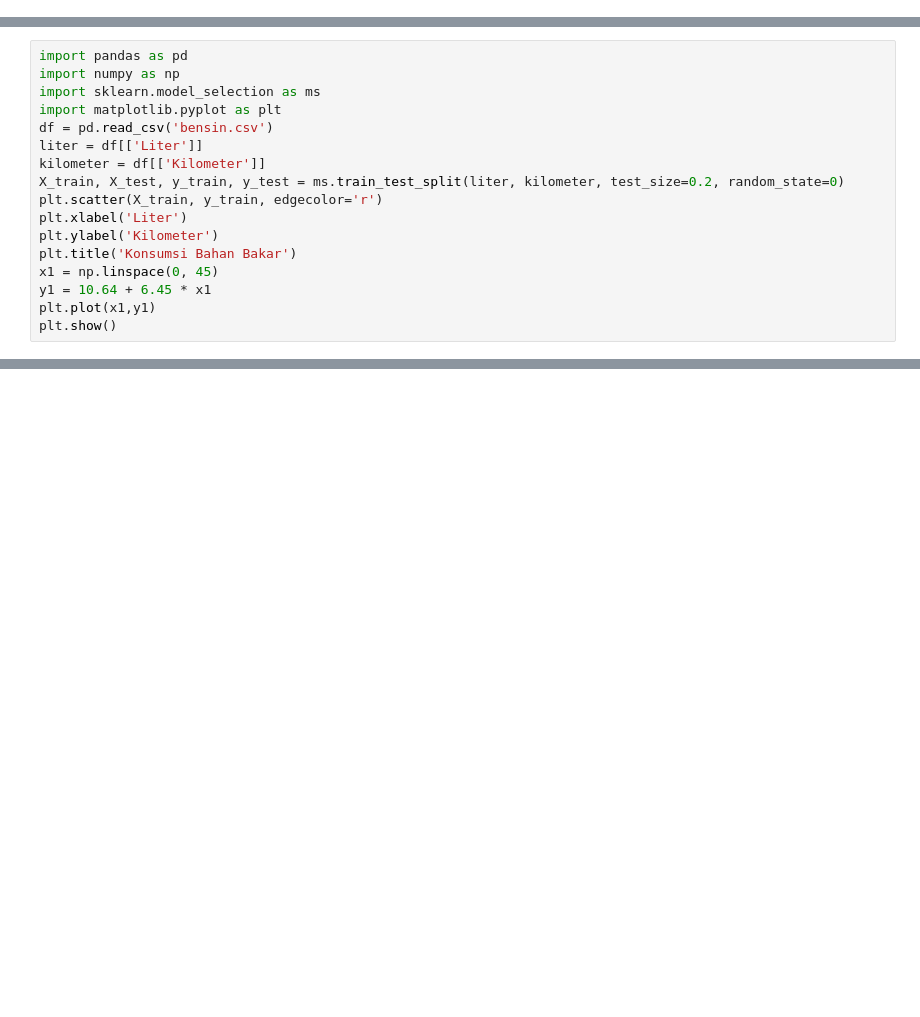
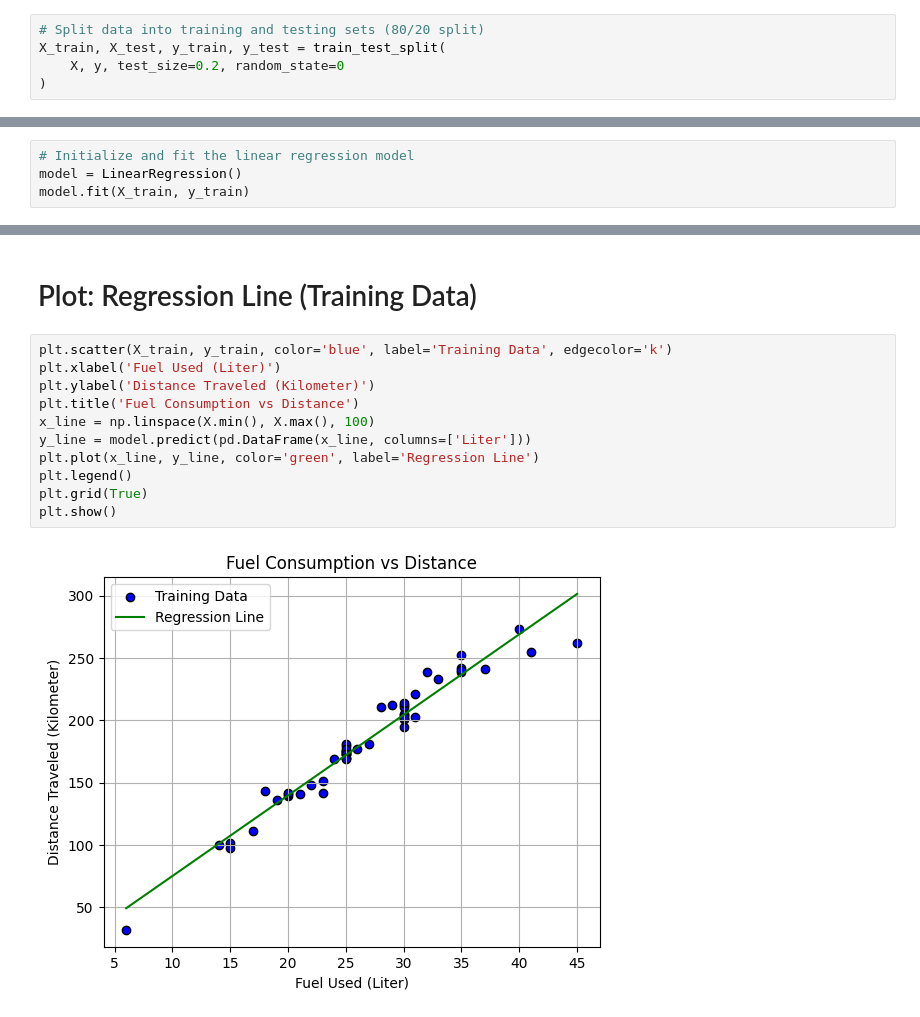
Before and after one commit to Algunto94/Belajar, a Jupyter notebook: fuel-regression-project.ipynb, the cells around one changed output, grey strips where cells are left out. Cells and saved outputs as stored; diff of their text form; blank space fills up the shorter version.

```diff
--- a/fuel-regression-project.ipynb
+++ b/fuel-regression-project.ipynb
@@ -18 +48,6 @@ Used for educational purposes only.
+# %%
+# Split data into training and testing sets (80/20 split)
+X_train, X_test, y_train, y_test = train_test_split(
+    X, y, test_size=0.2, random_state=0
+)
 # %% [markdown]
@@ -65,17 +54,0 @@ array([10.64122249])
-# %%
-import pandas as pd
-import numpy as np
-import sklearn.model_selection as ms
-import matplotlib.pyplot as plt
-df = pd.read_csv('bensin.csv')
-liter = df[['Liter']]
-kilometer = df[['Kilometer']]
-X_train, X_test, y_train, y_test = ms.train_test_split(liter, kilometer, test_size=0.2, random_state=0)
-plt.scatter(X_train, y_train, edgecolor='r')
-plt.xlabel('Liter')
-plt.ylabel('Kilometer')
-plt.title('Konsumsi Bahan Bakar')
-x1 = np.linspace(0, 45)
-y1 = 10.64 + 6.45 * x1
-plt.plot(x1,y1)
-plt.show()
@@ -122,0 +55,4 @@ print(y_test)
+# %%
+# Initialize and fit the linear regression model
+model = LinearRegression()
+model.fit(X_train, y_train)
@@ -122,0 +100,15 @@ print(y_test)
+# %% [markdown]
+# Plot: Regression Line (Training Data)
+# %%
+plt.scatter(X_train, y_train, color='blue', label='Training Data', edgecolor='k')
+plt.xlabel('Fuel Used (Liter)')
+plt.ylabel('Distance Traveled (Kilometer)')
+plt.title('Fuel Consumption vs Distance')
+x_line = np.linspace(X.min(), X.max(), 100)
+y_line = model.predict(pd.DataFrame(x_line, columns=['Liter']))
+plt.plot(x_line, y_line, color='green', label='Regression Line')
+plt.legend()
+plt.grid(True)
+plt.show()
+# %% [output]
+[figure, added]
```
Also changed, not shown: parts of 27 cells of this notebook.
